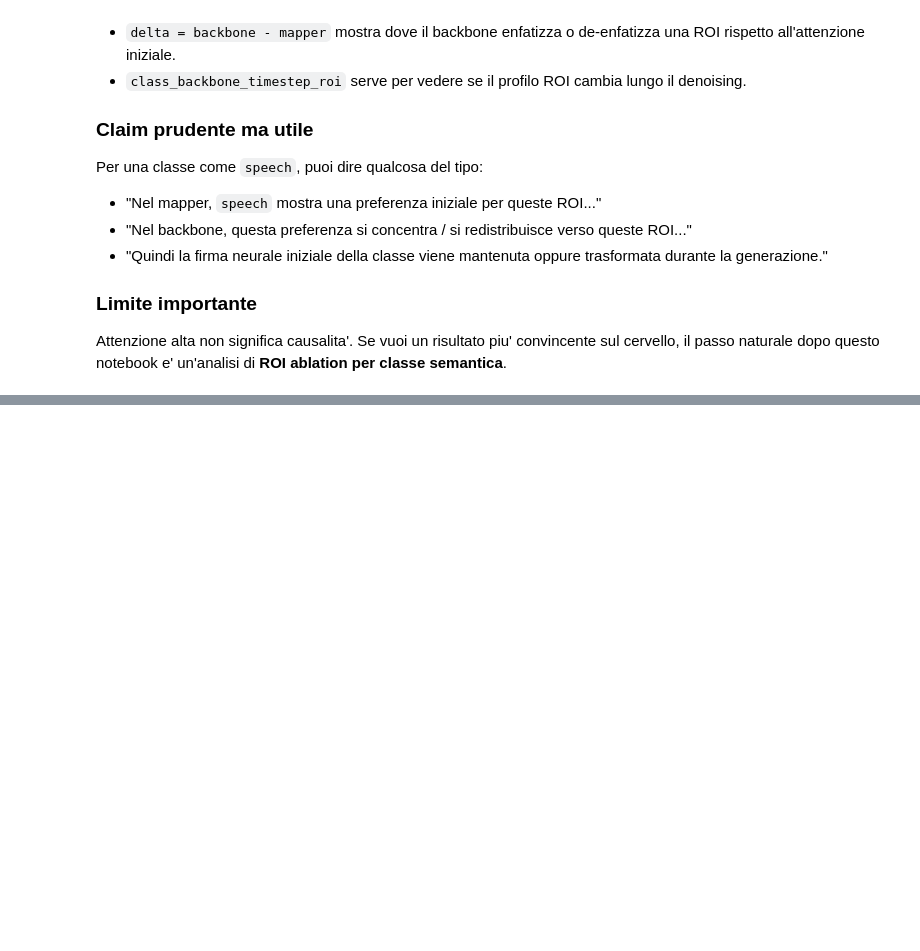
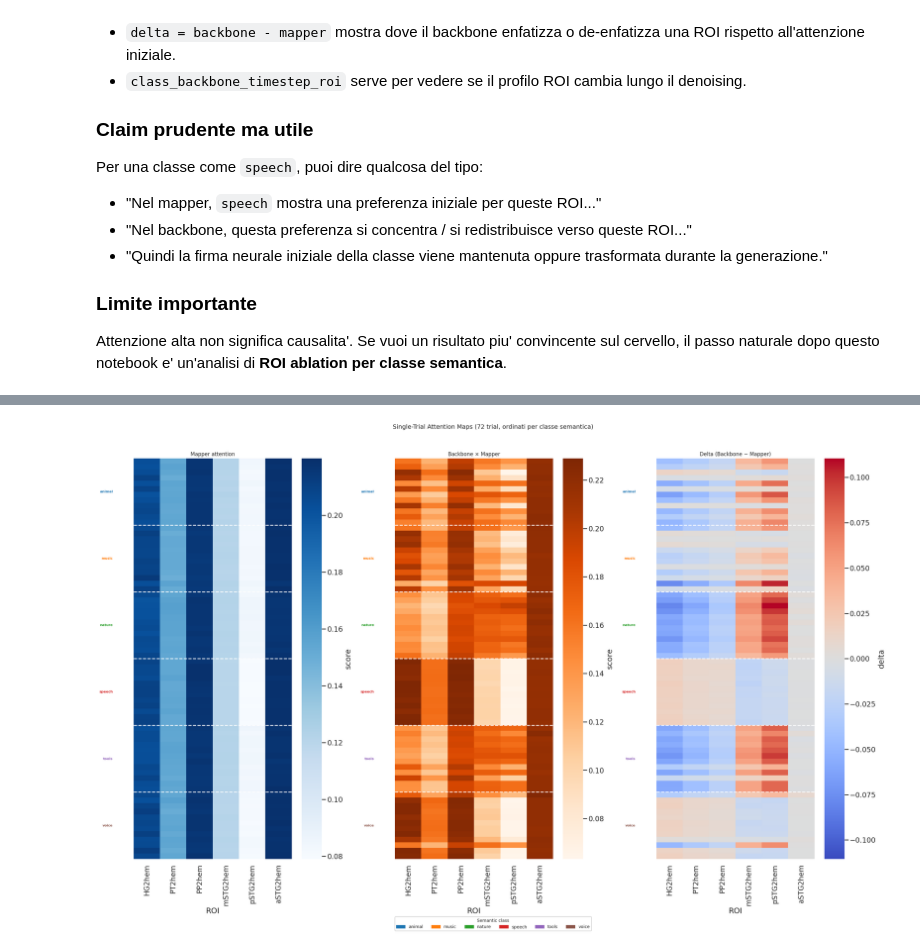
Before and after one commit to mattciff5/brainSounds, a Jupyter notebook: maas_model/analyze_roi_attention.ipynb, the cells around one changed output, grey strips where cells are left out. Saved outputs shown, nothing was run; the diff lists cells and outputs as text; code cells hidden in the pictures; blank space fills up the shorter version.

```diff
--- a/maas_model/analyze_roi_attention.ipynb
+++ b/maas_model/analyze_roi_attention.ipynb
@@ -789,0 +997,38 @@ Attenzione alta non significa causalita'. Se vuoi un risultato piu' convincente
+# %%
+# ── Plot 4: Vista combinata (3 pannelli) affiancati ───────────────────────────
+fig, axes = plt.subplots(1, 3, figsize=(26, 16), sharey=True)
+
+vmax_delta = np.abs(delta_mat).max()
+
+sns.heatmap(pd.DataFrame(mapper_mat, columns=ROI_LIST), cmap='Blues', ax=axes[0],
+            yticklabels=y_labels, cbar_kws={'label': 'score'}, linewidths=0.0)
+axes[0].set_title('Mapper attention', fontsize=12)
+axes[0].set_xlabel('ROI')
+axes[0].tick_params(axis='y', labelsize=5)
+add_class_annotations(axes[0], class_centers, class_boundaries, len(trial_merged))
+
+sns.heatmap(pd.DataFrame(backbone_mat, columns=ROI_LIST), cmap='Oranges', ax=axes[1],
+            yticklabels=False, cbar_kws={'label': 'score'}, linewidths=0.0)
+axes[1].set_title('Backbone × Mapper', fontsize=12)
+axes[1].set_xlabel('ROI')
+add_class_annotations(axes[1], class_centers, class_boundaries, len(trial_merged))
+
+sns.heatmap(pd.DataFrame(delta_mat, columns=ROI_LIST), cmap='coolwarm', center=0.0,
+            vmin=-vmax_delta, vmax=vmax_delta, ax=axes[2],
+            yticklabels=False, cbar_kws={'label': 'delta'}, linewidths=0.0)
+axes[2].set_title('Delta (Backbone − Mapper)', fontsize=12)
+axes[2].set_xlabel('ROI')
+add_class_annotations(axes[2], class_centers, class_boundaries, len(trial_merged))
+
+# Legenda classi
+patches = [mpatches.Patch(color=CLASS_COLORS[cls], label=cls) for cls in class_order]
+fig.legend(handles=patches, loc='lower center', ncol=len(class_order),
+           fontsize=10, title='Semantic class', title_fontsize=10,
+           bbox_to_anchor=(0.5, -0.02))
+
+fig.suptitle('Single-Trial Attention Maps (72 trial, ordinati per classe semantica)',
+             fontsize=14, y=1.01)
+plt.tight_layout()
+plt.show()
+# %% [output]
+[figure, added]
```
Also changed, not shown: parts of 26 cells of this notebook.
